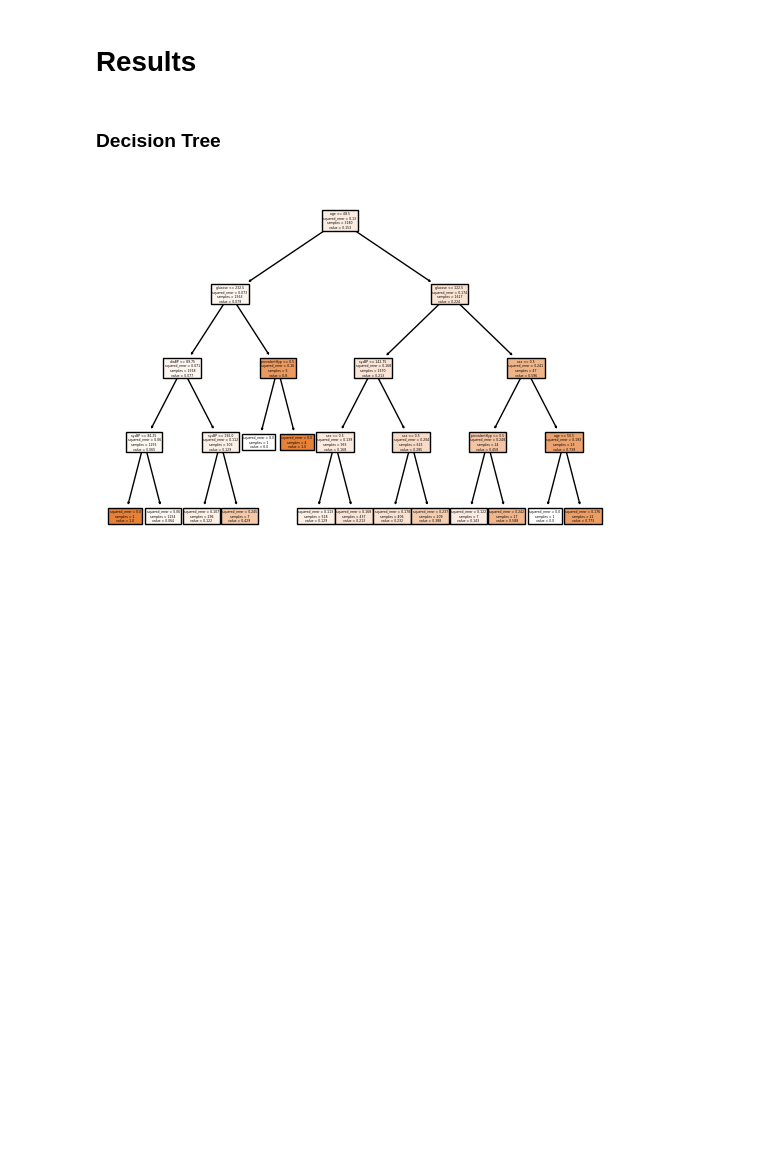
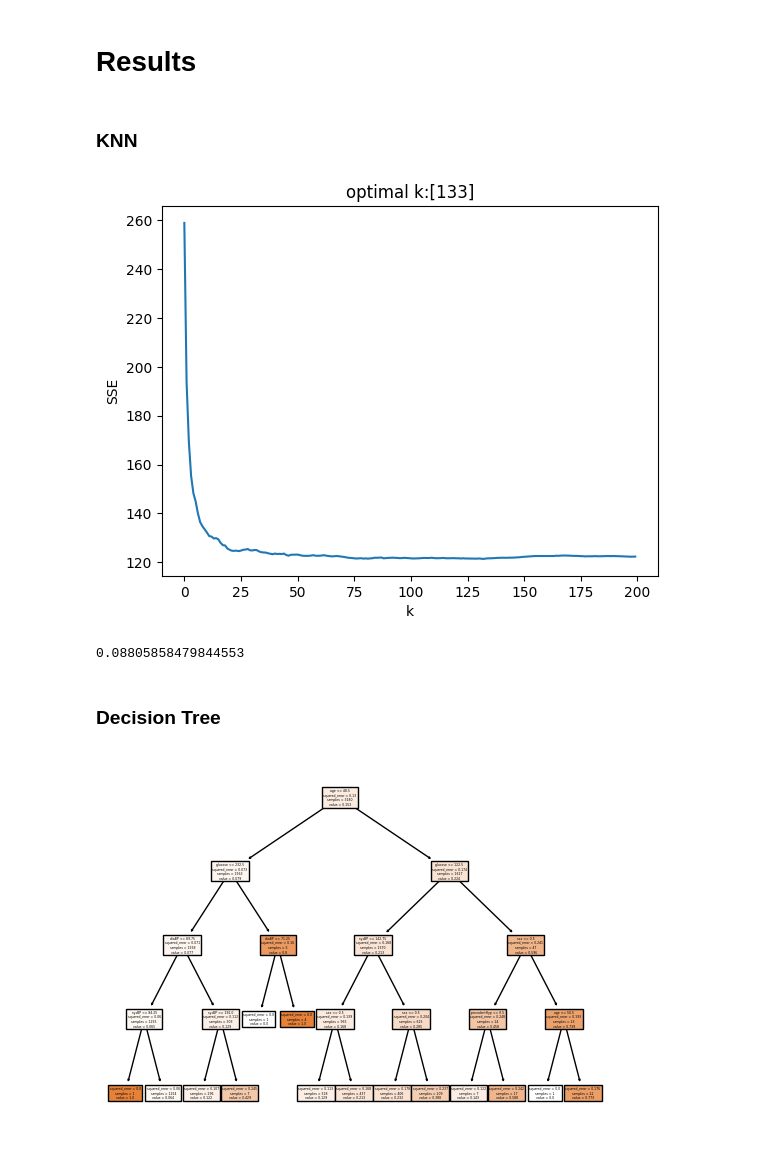
Before and after one commit to farhaniwnl/project_chd_crg3ts, a Jupyter notebook: final_paper.ipynb, the cells around one changed output. Drawn from its saved outputs; the diff is of its cells as text; code cells hidden in the pictures; blank space fills up the shorter version.

```diff
--- a/final_paper.ipynb
+++ b/final_paper.ipynb
@@ -597,3 +597,5 @@ education         -0.052207
 Name: TenYearCHD, dtype: float64
 # %% [markdown]
 # Results
+# %% [markdown]
+### KNN
@@ -600,3 +605,57 @@ Name: TenYearCHD, dtype: float64
+# %%
+#Define the maxmin method to transform col to a range from 0 to 1
+def maxmin(x):
+    u = (x-min(x))/(max(x)-min(x))
+    return u
+# %%
+# Columns of interest
+vars = ['age', 'cigsPerDay', 'sysBP', 'prevalentHyp', 'diaBP', 'glucose']
+
+# Extract the columns of interest from the training data
+X_train = train_data.loc[:, vars]
+Y_train = train_data.loc[:, "TenYearCHD"]
+
+# Apply maxmin scaling to each column in X_train
+X_train = X_train.apply(maxmin)
+
+# Extract the columns of interest from the testing data
+X_test = test_data.loc[:, vars]
+Y_test = test_data.loc[:, "TenYearCHD"]
+
+# Apply maxmin scaling to each column in X_test
+X_test = X_test.apply(maxmin)
+# %%
+# Search for the optimal k
+k_bar = 200
+k_grid = np.arange(1,k_bar)
+SSE = np.zeros(k_bar)
+
+for k in range(k_bar):
+    fitted_model = KNeighborsRegressor(n_neighbors=k+1).fit(X_train,Y_train)
+    y_hat = fitted_model.predict(X_test)
+    SSE[k] = np.sum( (Y_test-y_hat)**2 )
+
+SSE_min = np.min(SSE)
+min_index = np.where(SSE==SSE_min)
+k_star = k_grid[min_index]
+
+plt.plot(np.arange(0,k_bar),SSE)
+plt.xlabel("k")
+plt.title(f"optimal k:{k_star}")
+plt.ylabel('SSE')
+plt.show()
+# %% [output]
+[figure, added]
+# %%
+# Setup KNN with optimal k
+knn = KNeighborsRegressor(n_neighbors = 133)
+knn.fit(X_train, Y_train)
+y_hat = knn.predict(X_test)
+r2 = metrics.r2_score(Y_test, y_hat)
+
+print(r2)
+# %% [output]
+0.08805858479844553
 # %% [markdown]
 ### Decision Tree
 # %%
```
Also changed, not shown: parts of 4 cells of this notebook, 2 other files.
